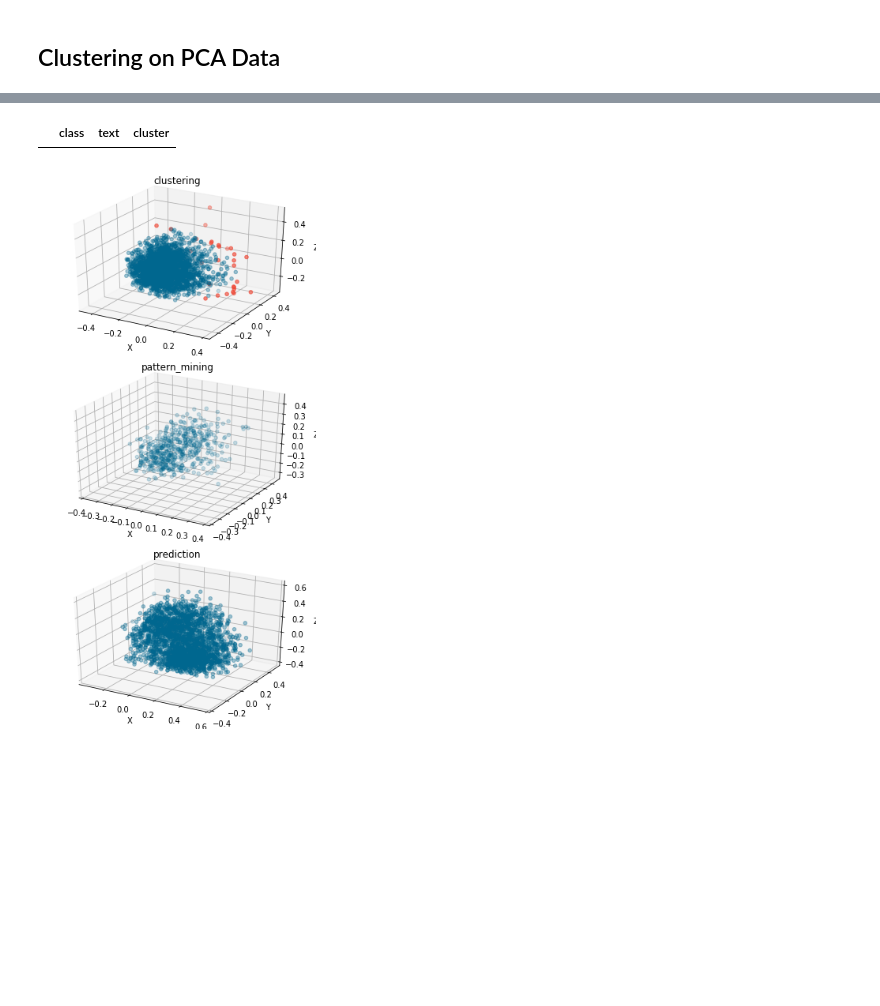
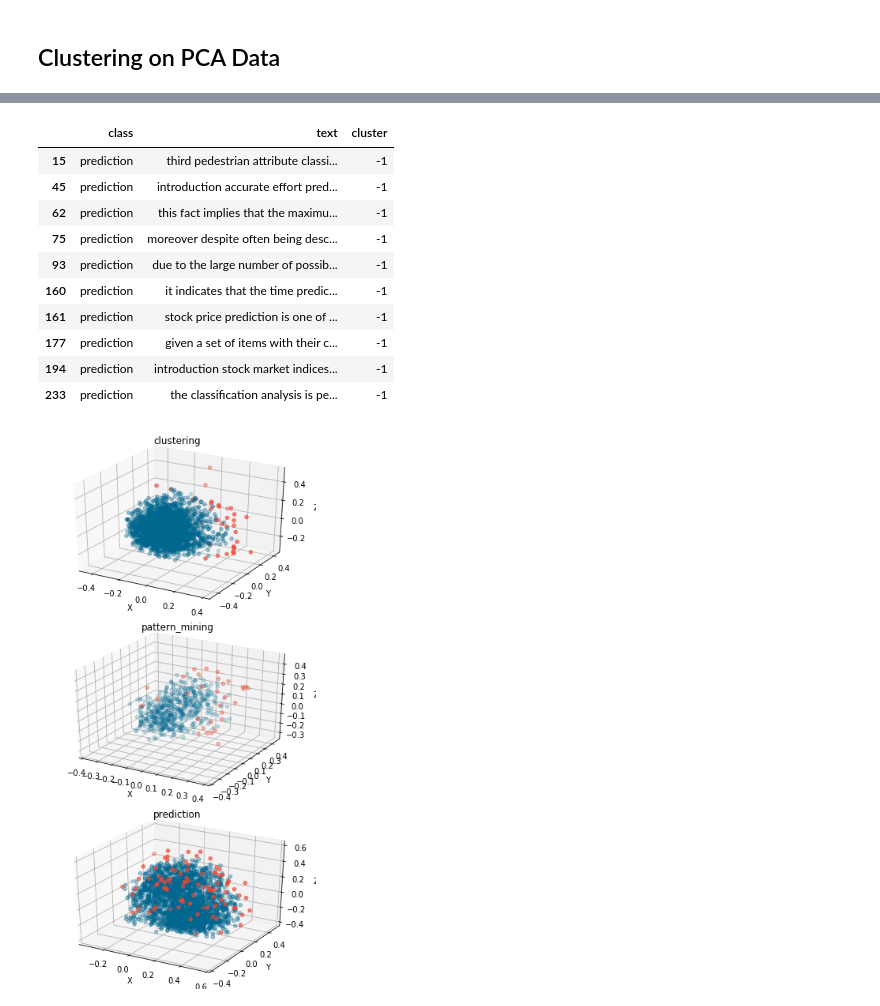
Before and after one commit to rsmttud/Recommender-System, a Jupyter notebook: notebooks/Noisy Clustering.ipynb, the cells around one changed output, grey strips where cells are left out. Drawn from its saved outputs; the diff is of its cells as text; code cells hidden in the pictures; blank space fills up the shorter version.

```diff
--- a/notebooks/Noisy Clustering.ipynb
+++ b/notebooks/Noisy Clustering.ipynb
@@ -396,21 +396,3 @@ for i,_class in enumerate(df_groups.keys()):
 fig.tight_layout()
 # %% [output]
 [figure]
-# %%
-%matplotlib inline
-
-fig = plt.figure(figsize=(12,10))
-fig.suptitle("Scatter Plots")
-
-
-for i,_class in enumerate(df_groups.keys()):
-    ax = fig.add_subplot(2,3,i+1)
-    ax.set_title(_class)
-    _df = df_groups[_class]
-    for cluster, data in _df.groupby("cluster"):
-        if cluster != -1:
-            color_from_cmap = matplotlib.cm.get_cmap("Blues")(random.uniform(0, 1))
-            ax.scatter(data.a, data.b, color = color_from_cmap, alpha = 0.4)
-        else:
-            ax.scatter(data.a, data.b, color = "#EF4836", alpha = 0.4)
-fig.tight_layout()
@@ -432,0 +421,7 @@ Wall time: 20 µs
+# %%
+%%time
+model_clustering_pca = DBSCAN(eps = 0.095, metric = "euclidean" ,min_samples = 20, n_jobs = -1)
+#model_pattern_mining_pca = DBSCAN(eps = 0.15, metric = "euclidean" ,min_samples = 10, n_jobs = -1)
+model_pattern_mining_pca = DBSCAN(eps = 0.11, metric = "euclidean" ,min_samples = 10, n_jobs = -1)
+#model_prediction_pca = DBSCAN(eps = 0.1, metric = "euclidean" ,min_samples = 30, n_jobs = -1)
+model_prediction_pca = DBSCAN(eps = 0.094, metric = "euclidean" ,min_samples = 30, n_jobs = -1)
@@ -490,9 +492,19 @@ x[x["cluster"] != 0]
 # %%
 # Prediction
 x = df_groups_pca["prediction"][["class", "text", "cluster"]]
-x[x["cluster"] != 0]
+x[x["cluster"] != 0].head(10)
 # %% [output]
 |  | class | text | cluster |
+| 15 | prediction | third pedestrian attribute classi... | -1 |
+| 45 | prediction | introduction accurate effort pred... | -1 |
+| 62 | prediction | this fact implies that the maximu... | -1 |
+| 75 | prediction | moreover despite often being desc... | -1 |
+| 93 | prediction | due to the large number of possib... | -1 |
+| 160 | prediction | it indicates that the time predic... | -1 |
+| 161 | prediction | stock price prediction is one of ... | -1 |
+| 177 | prediction | given a set of items with their c... | -1 |
+| 194 | prediction | introduction stock market indices... | -1 |
+| 233 | prediction | the classification analysis is pe... | -1 |
 # %%
 #%matplotlib notebook
 %matplotlib inline
@@ -520,4 +532,4 @@ for i,_class in enumerate(df_groups_pca.keys()):
             ax.scatter(data.x, data.y, data.z, color = "#EF4836", alpha = 0.4)
 fig.tight_layout()
 # %% [output]
-[figure, old version]
+[figure, new version]
```
Also changed, not shown: parts of 15 cells of this notebook.
